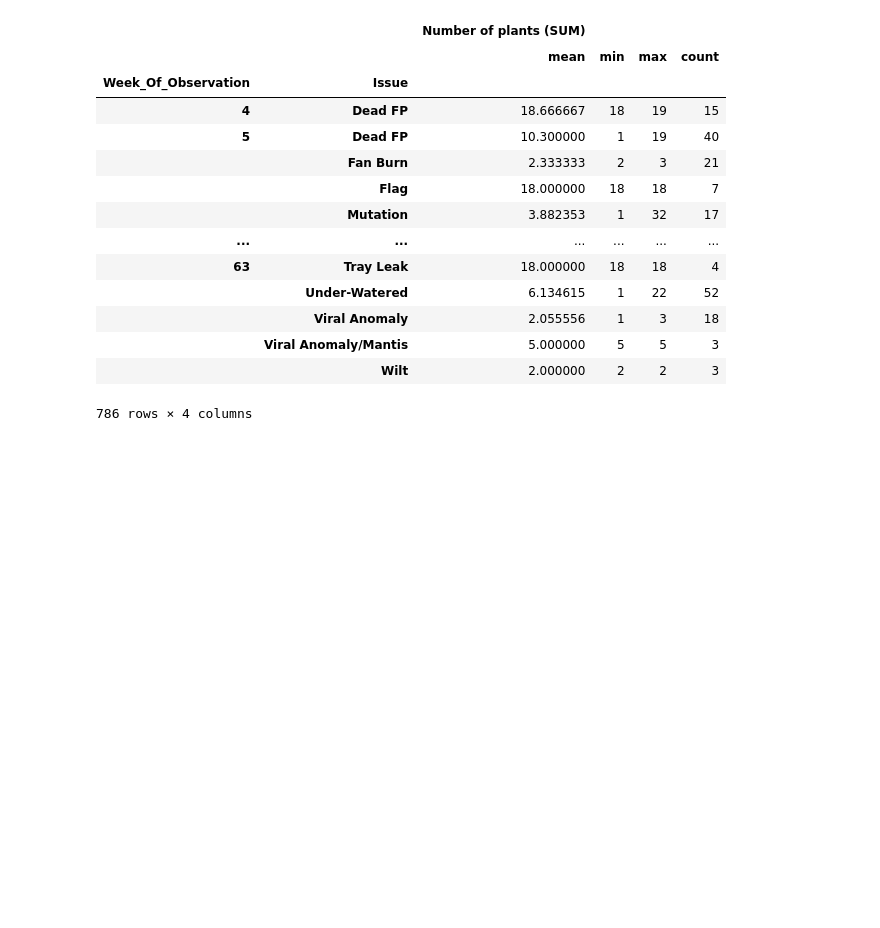
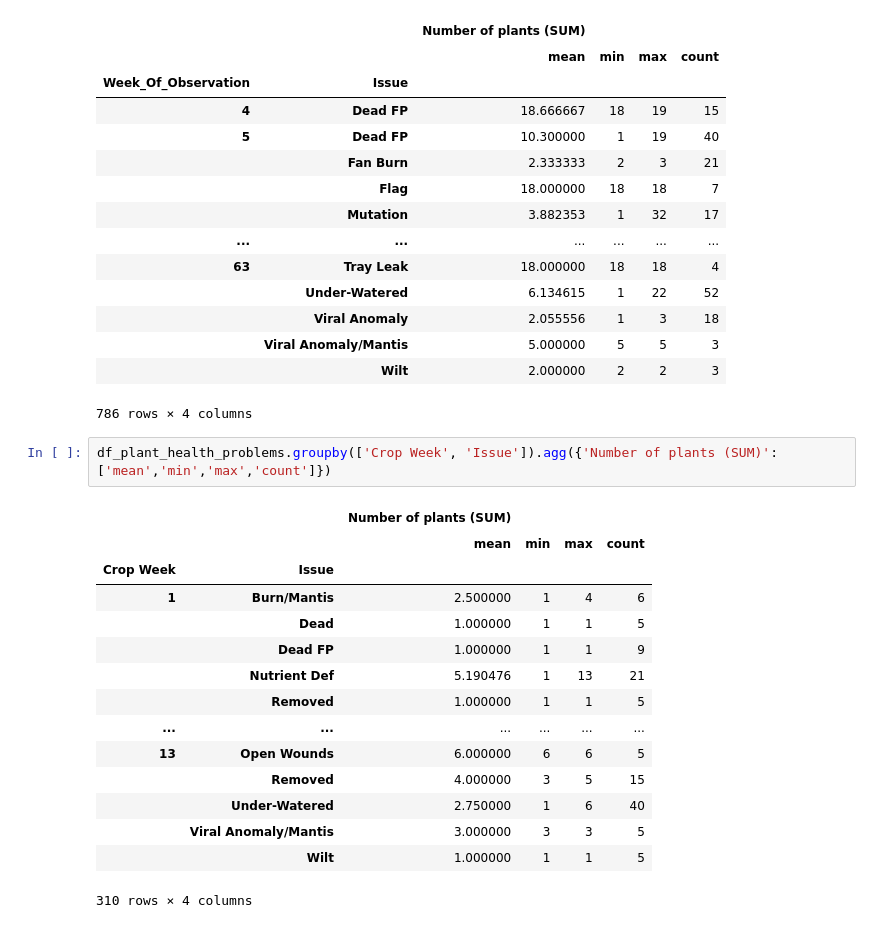
Before and after one commit to estebanpv/practice, a Jupyter notebook: Adaviv.ipynb, the cells around one changed output. Saved outputs shown, nothing was run; the diff lists cells and outputs as text; blank space fills up the shorter version.

```diff
--- a/Adaviv.ipynb
+++ b/Adaviv.ipynb
@@ -303,3 +303,21 @@ df_plant_health_problems.groupby(['Week_Of_Observation', 'Issue']).agg({'Number
 |  | Viral Anomaly/Mantis | 5.000000 | 5 | 5 | 3 |
 |  | Wilt | 2.000000 | 2 | 2 | 3 |
 786 rows × 4 columns
+# %%
+df_plant_health_problems.groupby(['Crop Week', 'Issue']).agg({'Number of plants (SUM)':['mean','min','max','count']})
+# %% [output]
+|  |  | Number of plants (SUM) |  |  |  |
+|  |  | mean | min | max | count |
+| Crop Week | Issue |  |  |  |  |
+| 1 | Burn/Mantis | 2.500000 | 1 | 4 | 6 |
+|  | Dead | 1.000000 | 1 | 1 | 5 |
+|  | Dead FP | 1.000000 | 1 | 1 | 9 |
+|  | Nutrient Def | 5.190476 | 1 | 13 | 21 |
+|  | Removed | 1.000000 | 1 | 1 | 5 |
+| ... | ... | ... | ... | ... | ... |
+| 13 | Open Wounds | 6.000000 | 6 | 6 | 5 |
+|  | Removed | 4.000000 | 3 | 5 | 15 |
+|  | Under-Watered | 2.750000 | 1 | 6 | 40 |
+|  | Viral Anomaly/Mantis | 3.000000 | 3 | 3 | 5 |
+|  | Wilt | 1.000000 | 1 | 1 | 5 |
+310 rows × 4 columns
```
Also changed, not shown: parts of 2 cells of this notebook.
